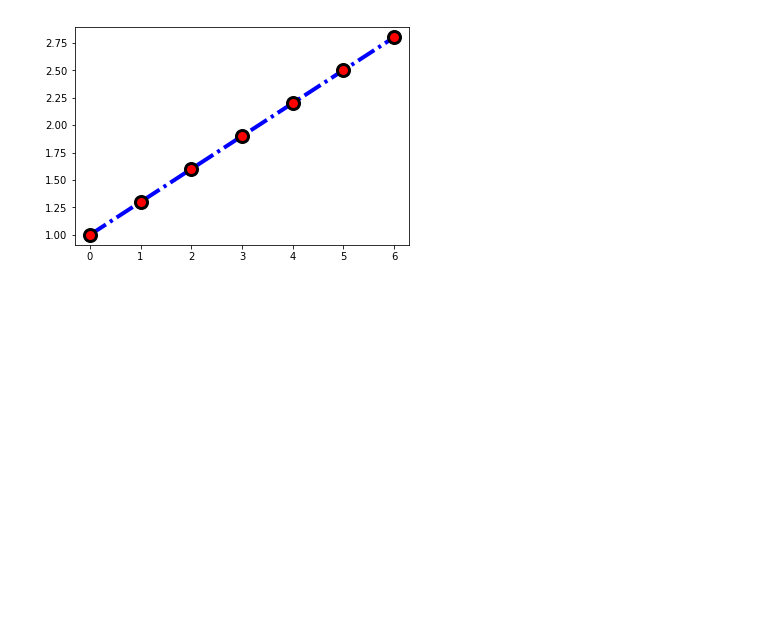
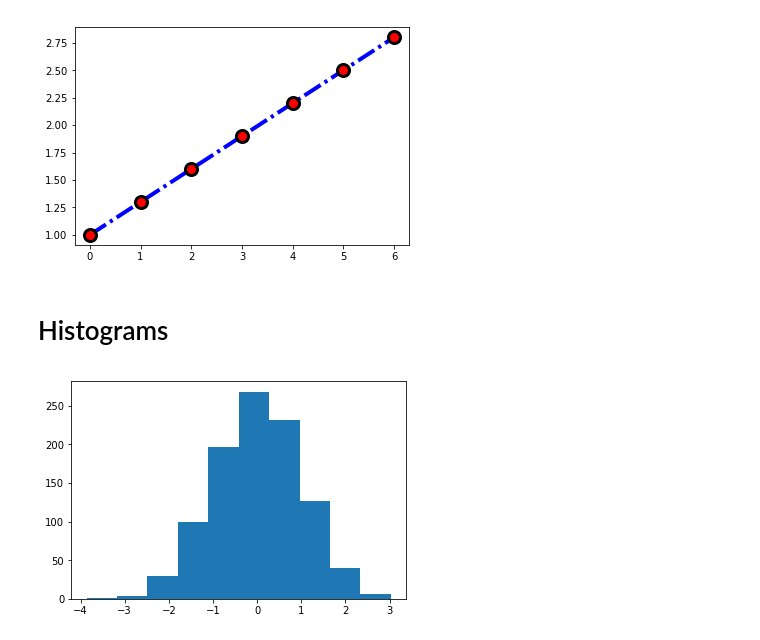
Before and after one commit to ashkash2476/Python_Learnings, a Jupyter notebook: visualization/Matplotlib-1.ipynb, the cells around one changed output. Cells and saved outputs as stored; diff of their text form; code cells hidden in the pictures; blank space fills up the shorter version.

```diff
--- a/visualization/Matplotlib-1.ipynb
+++ b/visualization/Matplotlib-1.ipynb
@@ -50,3 +50,11 @@ plt.plot(y, color='blue', linestyle='dashdot', linewidth=4, marker='o', markerfa
 plt.show()
 # %% [output]
 [figure]
+# %% [markdown]
+# Histograms
+# %%
+y= np.random.randn(1000)  #By default, hist() uses a bin value of 10 (so only ten categories, or bars, are computed)
+plt.hist(y)
+plt.show()
+# %% [output]
+[figure, added]
```
Also changed, not shown: parts of 8 cells of this notebook.
